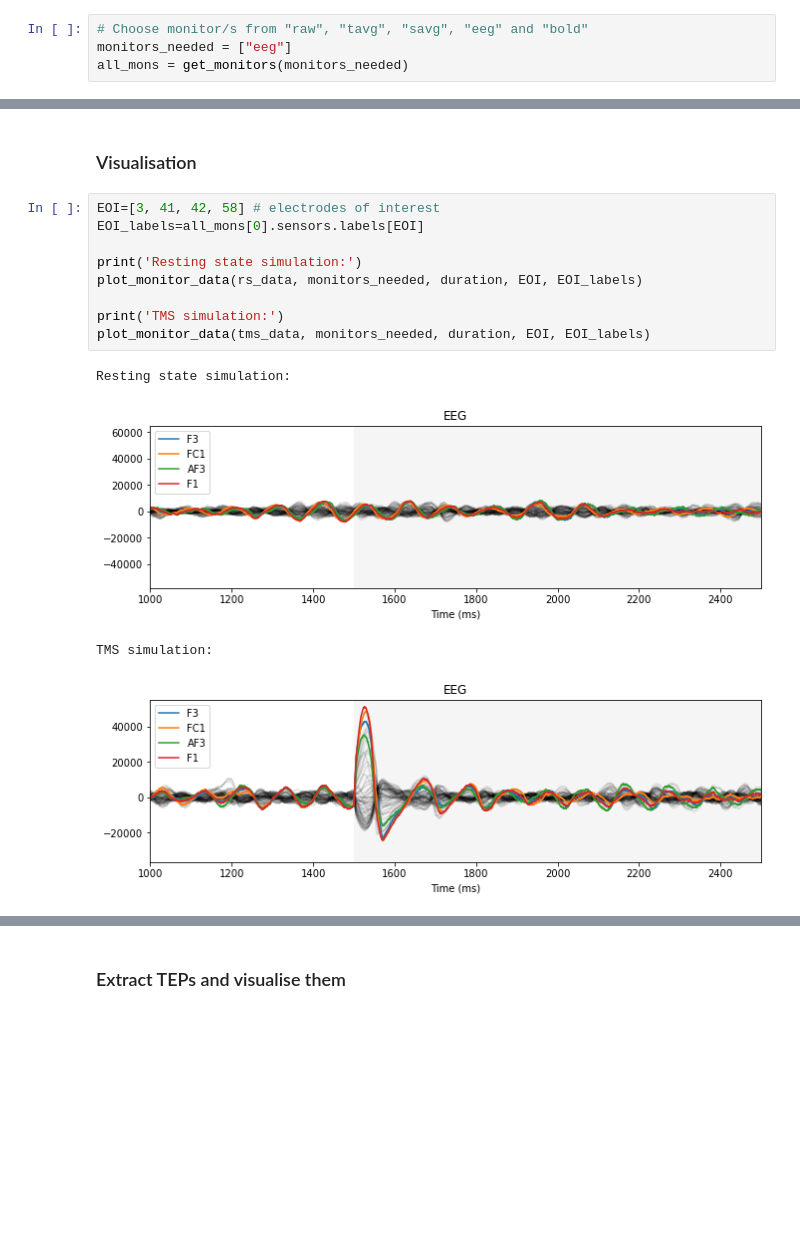
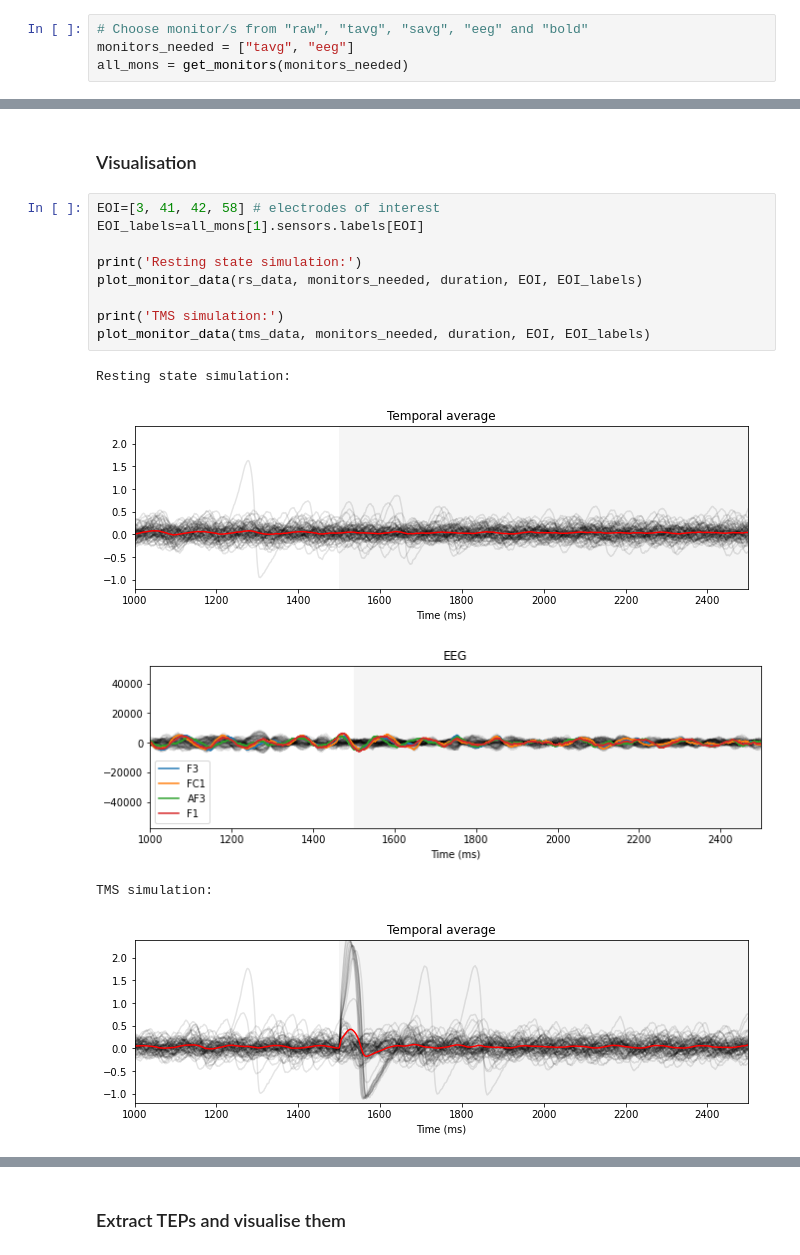
Before and after one commit to anujanegi/TMS-simulation, a Jupyter notebook: TMS_Simulation.ipynb, the cells around one changed output, grey strips where cells are left out. Cells and saved outputs as stored; diff of their text form; blank space fills up the shorter version.

```diff
--- a/TMS_Simulation.ipynb
+++ b/TMS_Simulation.ipynb
@@ -91,7 +91,7 @@ plot_stimulus(stim, fig8_coil.pos_list[ind], type="rTMS")
 ### Define monitors
 # %%
 # Choose monitor/s from "raw", "tavg", "savg", "eeg" and "bold"
-monitors_needed = ["eeg"]
+monitors_needed = ["tavg", "eeg"]
 all_mons = get_monitors(monitors_needed)
 # %% [markdown]
 ### Define the simulator
@@ -163,15 +163,16 @@ The simulation took 26.8s to run
 ### Visualisation
 # %%
 EOI=[3, 41, 42, 58] # electrodes of interest
-EOI_labels=all_mons[0].sensors.labels[EOI]
+EOI_labels=all_mons[1].sensors.labels[EOI]
 
 print('Resting state simulation:')
 plot_monitor_data(rs_data, monitors_needed, duration, EOI, EOI_labels)
 
 print('TMS simulation:')
 plot_monitor_data(tms_data, monitors_needed, duration, EOI, EOI_labels)
 # %% [output]
 Resting state simulation:
-[figure, old version]
+[figure, new version]
+[figure, new version]
 TMS simulation:
-[figure, old version]
+[figure, added]
```
Also changed, not shown: parts of 13 cells of this notebook.
